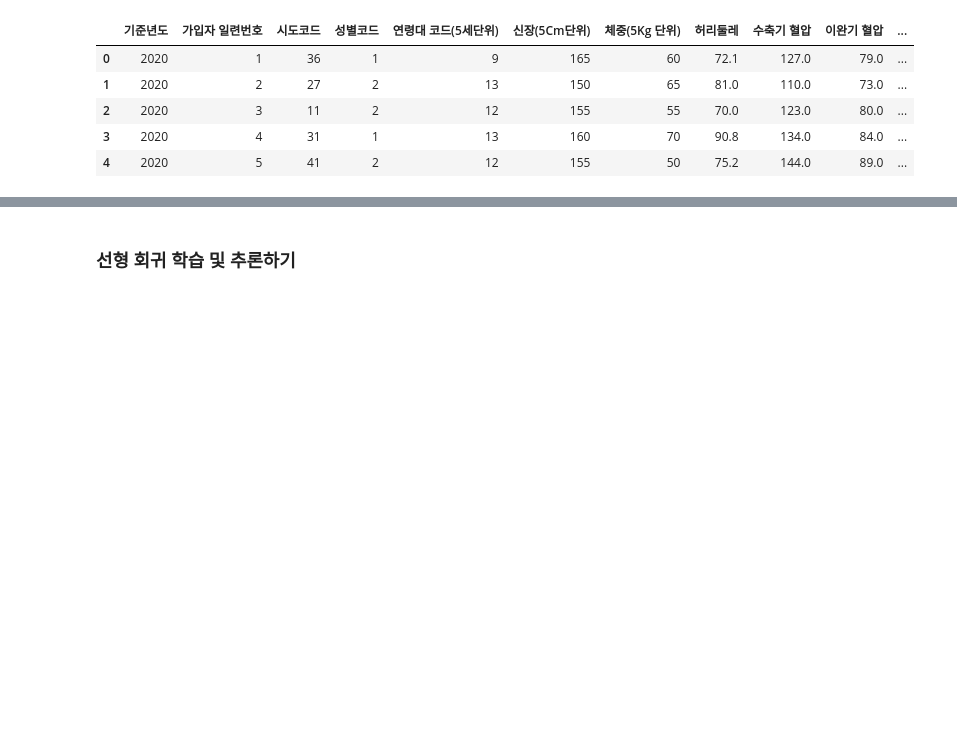
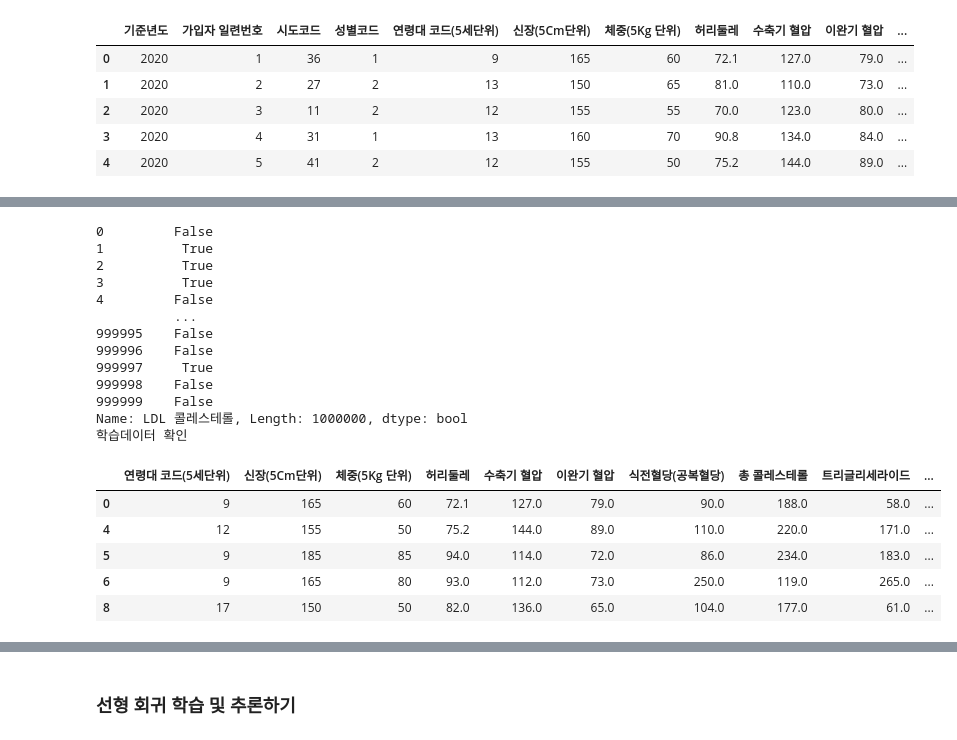
Before and after one commit to youse0ng/AICE_, a Jupyter notebook: AICE_08_지도학습으로AI모델링하기.ipynb, the cells around one changed output, grey strips where cells are left out. Saved outputs shown, nothing was run; the diff lists cells and outputs as text; code cells hidden in the pictures; blank space fills up the shorter version.

```diff
--- a/AICE_08_지도학습으로AI모델링하기.ipynb
+++ b/AICE_08_지도학습으로AI모델링하기.ipynb
@@ -198,13 +226,33 @@ df.head()
 # %%
 # 별도의 test 데이터 추출하기
 test=df[df['LDL 콜레스테롤'].isnull()] # LDL 콜레스테롤 칼럼이 NaN 값인 데이터 프레임 추출
 test
-
+print(df['LDL 콜레스테롤'].isnull())
 # NaN 데이터 행 단위로 삭제하기
-train=df.dropna(axis=0)
+train=df.dropna(axis='index')
 
 # 학습 데이터 확인하기
 print('학습데이터 확인')
 train.head()
+# %% [output]
+0         False
+1          True
+2          True
+3          True
+4         False
+          ...
+999995    False
+999996    False
+999997     True
+999998    False
+999999    False
+Name: LDL 콜레스테롤, Length: 1000000, dtype: bool
+학습데이터 확인
+|  | 연령대 코드(5세단위) | 신장(5Cm단위) | 체중(5Kg 단위) | 허리둘레 | 수축기 혈압 | 이완기 혈압 | 식전혈당(공복혈당) | 총 콜레스테롤 | 트리글리세라이드 | ... |
+| 0 | 9 | 165 | 60 | 72.1 | 127.0 | 79.0 | 90.0 | 188.0 | 58.0 | ... |
+| 4 | 12 | 155 | 50 | 75.2 | 144.0 | 89.0 | 110.0 | 220.0 | 171.0 | ... |
+| 5 | 9 | 185 | 85 | 94.0 | 114.0 | 72.0 | 86.0 | 234.0 | 183.0 | ... |
+| 6 | 9 | 165 | 80 | 93.0 | 112.0 | 73.0 | 250.0 | 119.0 | 265.0 | ... |
+| 8 | 17 | 150 | 50 | 82.0 | 136.0 | 65.0 | 104.0 | 177.0 | 61.0 | ... |
 # %%
 test
```
Also changed, not shown: parts of 83 cells of this notebook, 1 other file.
